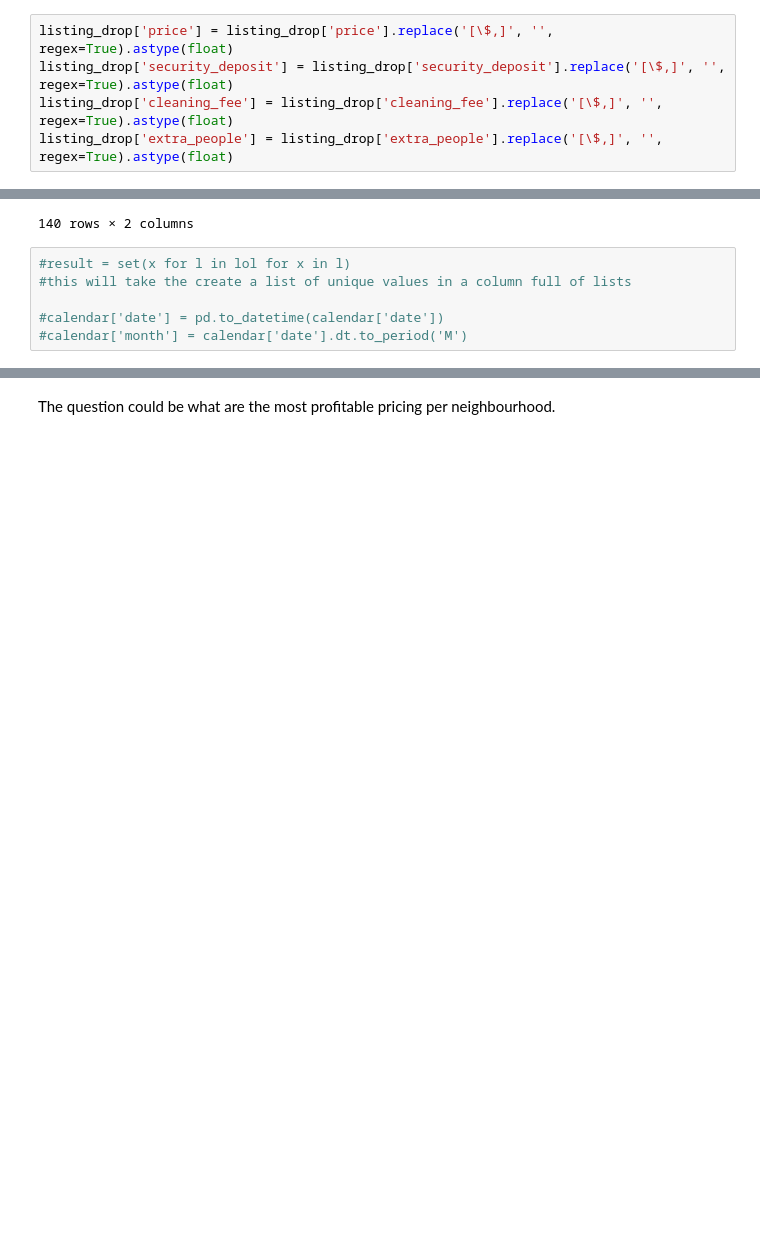
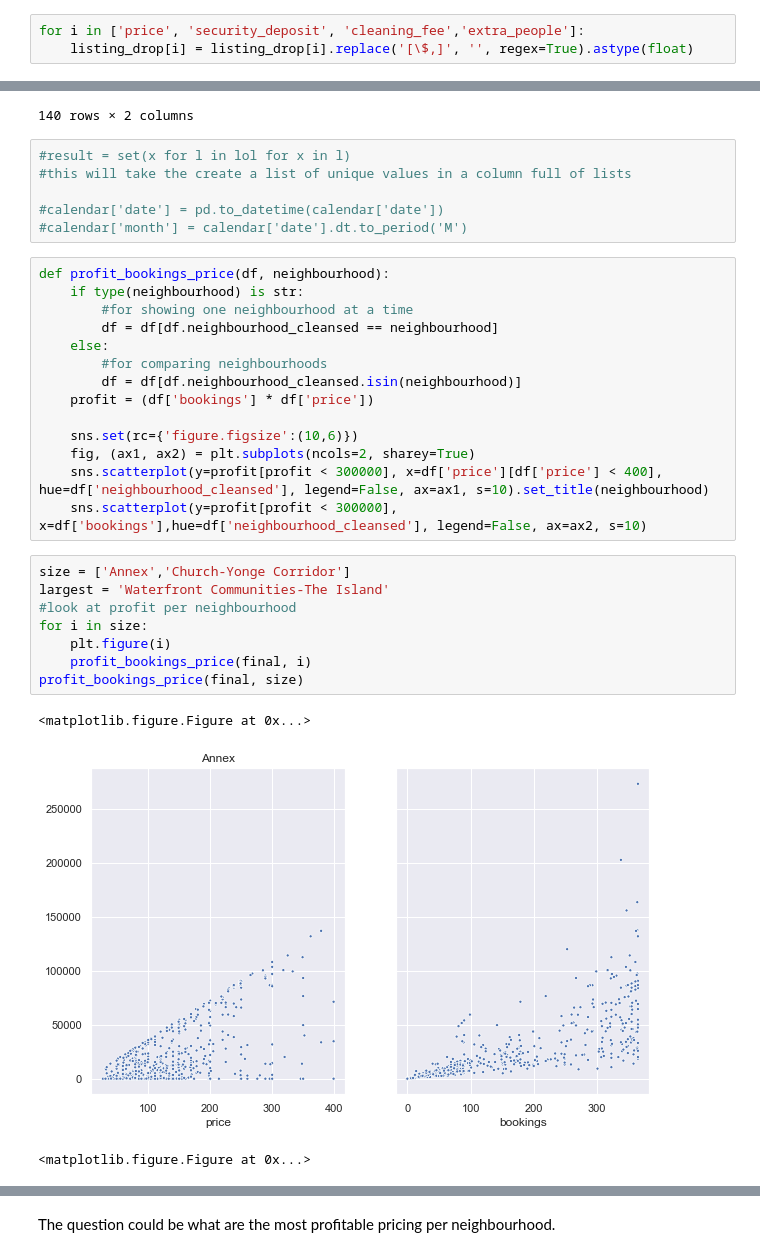
Before and after one commit to misrakberhe/TorontoAirBnb, a Jupyter notebook: AirBnB toronto.ipynb, the cells around one changed output, grey strips where cells are left out. Drawn from its saved outputs; the diff is of its cells as text; blank space fills up the shorter version.

Commit message:
Finished Q1 visualizations

```diff
--- a/AirBnB toronto.ipynb
+++ b/AirBnB toronto.ipynb
@@ -60,11 +60,9 @@ to_drop = ['listing_url', 'scrape_id', 'last_scraped', 'picture_url', 'host_url'
           'calendar_last_scraped', 'experiences_offered']
 # %%
 listing_drop = listing_drop.drop(to_drop, axis=1)
-# %%
-listing_drop['price'] = listing_drop['price'].replace('[\$,]', '', regex=True).astype(float)
-listing_drop['security_deposit'] = listing_drop['security_deposit'].replace('[\$,]', '', regex=True).astype(float)
-listing_drop['cleaning_fee'] = listing_drop['cleaning_fee'].replace('[\$,]', '', regex=True).astype(float)
-listing_drop['extra_people'] = listing_drop['extra_people'].replace('[\$,]', '', regex=True).astype(float)
+# %%
+for i in ['price', 'security_deposit', 'cleaning_fee','extra_people']:
+    listing_drop[i] = listing_drop[i].replace('[\$,]', '', regex=True).astype(float)
 # %%
 final = listing_drop
 # %%
@@ -129,3 +127,29 @@ neighbour_watch
 
 #calendar['date'] = pd.to_datetime(calendar['date'])
 #calendar['month'] = calendar['date'].dt.to_period('M')
+# %%
+def profit_bookings_price(df, neighbourhood):
+    if type(neighbourhood) is str:
+        #for showing one neighbourhood at a time
+        df = df[df.neighbourhood_cleansed == neighbourhood]
+    else:
+        #for comparing neighbourhoods
+        df = df[df.neighbourhood_cleansed.isin(neighbourhood)]
+    profit = (df['bookings'] * df['price'])
+
+    sns.set(rc={'figure.figsize':(10,6)})
+    fig, (ax1, ax2) = plt.subplots(ncols=2, sharey=True)
+    sns.scatterplot(y=profit[profit < 300000], x=df['price'][df['price'] < 400], hue=df['neighbourhood_cleansed'], legend=False, ax=ax1, s=10).set_title(neighbourhood)
+    sns.scatterplot(y=profit[profit < 300000], x=df['bookings'],hue=df['neighbourhood_cleansed'], legend=False, ax=ax2, s=10)
+# %%
+size = ['Annex','Church-Yonge Corridor']
+largest = 'Waterfront Communities-The Island'
+#look at profit per neighbourhood
+for i in size:
+    plt.figure(i)
+    profit_bookings_price(final, i)
+profit_bookings_price(final, size)
+# %% [output]
+<matplotlib.figure.Figure at 0x...>
+[figure, added]
+<matplotlib.figure.Figure at 0x...>
```
Also changed, not shown: parts of 13 cells of this notebook.
